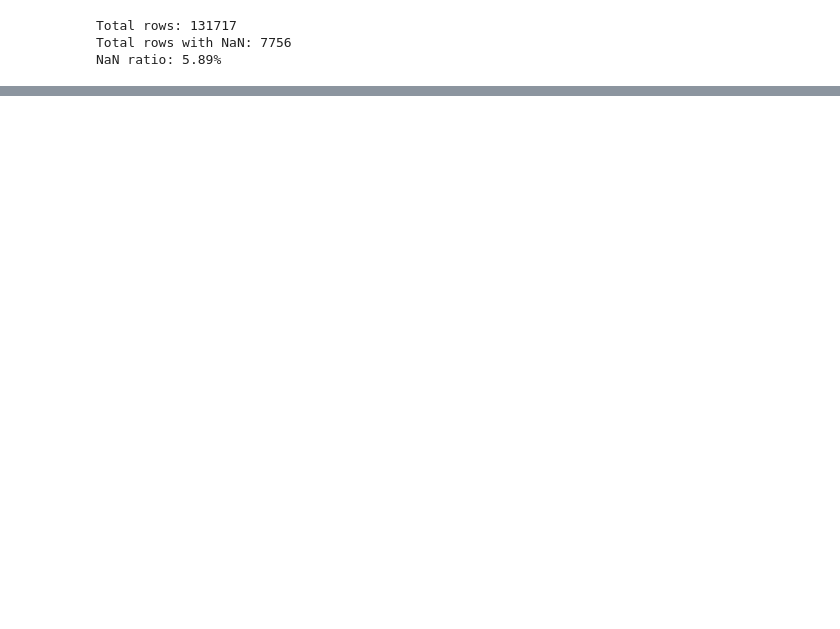
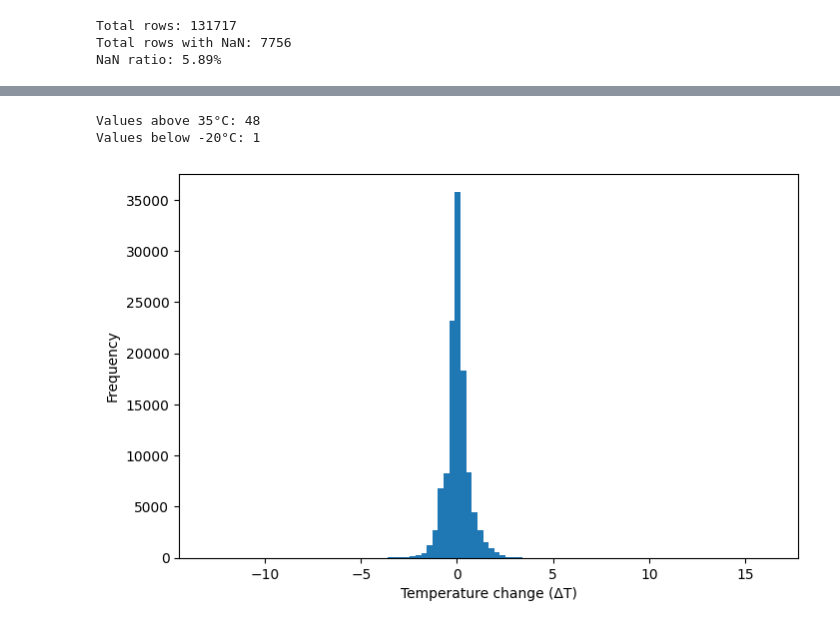
Before and after one commit to Mau-Gen/DV1597_Assignment_1, a Jupyter notebook: DV1597_Assignment_1.ipynb, the cells around one changed output, grey strips where cells are left out. Saved outputs shown, nothing was run; the diff lists cells and outputs as text; code cells hidden in the pictures; blank space fills up the shorter version.

```diff
--- a/DV1597_Assignment_1.ipynb
+++ b/DV1597_Assignment_1.ipynb
@@ -240,0 +275,20 @@ plot those means using a line plot with dates on the x-axis.
+# %%
+count_above = (df["Lufttemperatur"] > TEMP_MAX).sum()
+count_below = (df["Lufttemperatur"] < TEMP_MIN).sum()
+
+print("Values above 35°C:", count_above)
+print("Values below -20°C:", count_below)
+
+
+df["dT"] = df["Lufttemperatur"].diff()
+
+
+plt.figure(figsize=(8,5))
+plt.hist(df["dT"].dropna(), bins=100)
+plt.xlabel("Temperature change (ΔT)")
+plt.ylabel("Frequency")
+plt.show()
+# %% [output]
+Values above 35°C: 48
+Values below -20°C: 1
+[figure, added]
```
Also changed, not shown: parts of 17 cells of this notebook.
